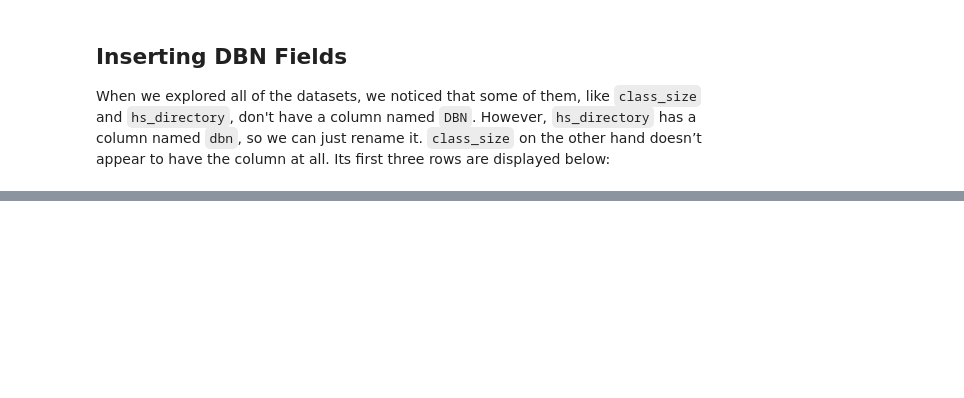
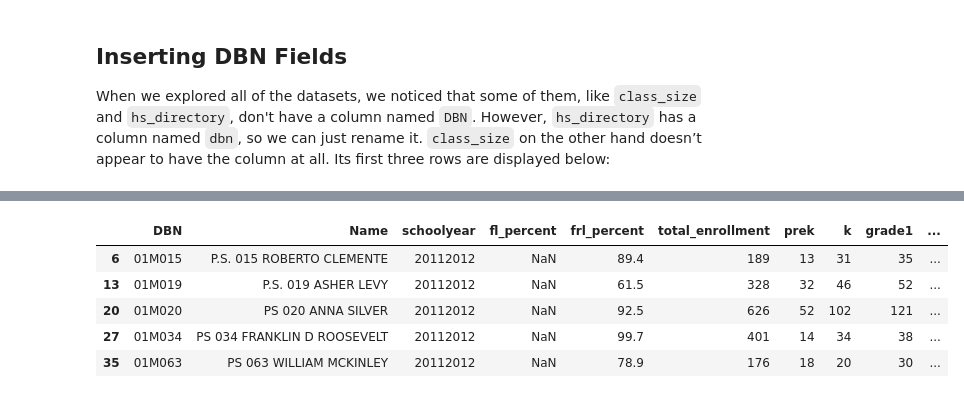
Before and after one commit to Lippins/NYC_high_school_data, a Jupyter notebook: notebook.ipynb, the cells around one changed output, grey strips where cells are left out. Saved outputs shown, nothing was run; the diff lists cells and outputs as text; code cells hidden in the pictures; blank space fills up the shorter version.

```diff
--- a/notebook.ipynb
+++ b/notebook.ipynb
@@ -221,0 +231,11 @@ data['class_size'].head()
+# %%
+# Convert all SAT score columns to numeric type
+sat_score_cols = ['SAT Math Avg. Score', 'SAT Critical Reading Avg. Score','SAT Writing Avg. Score']
+
+for col in sat_score_cols:
+    data['sat_results'][col] = pd.to_numeric(data['sat_results'][col], errors='coerce')
+
+# Compute the total SAT score by adding the relevant columns
+data['sat_results']['sat_score'] = data['sat_results'][sat_score_cols].sum(axis=1)
+
+data['sat_results'].head(3)
@@ -221,0 +252,17 @@ data['class_size'].head()
+# %%
+# A regex to extract latitude and longitude values
+pattern = r"(?<=\()(.+)(?=\))"
+
+def select_data(item, loc):
+    '''Extracts coordinates from item into a string and returns latitude or longitude
+       based on index passed for loc'''
+    result = item.str.extract(pattern, expand=False)
+    answer = result.str.replace(' ', '').str.split(',').str[loc]
+    return answer
+
+# Extract latitude and longitude from Location 1
+data['hs_directory']['lat'] = select_data(data['hs_directory']['Location 1'], 0)
+data['hs_directory']['lon'] = select_data(data['hs_directory']['Location 1'], 1)
+
+# Preview results
+data['hs_directory'][['Location 1', 'lat', 'lon']].head()
@@ -221,0 +284,5 @@ data['class_size'].head()
+# %%
+class_size = data['class_size']
+class_size = class_size[class_size["GRADE "]=='09-12']
+class_size = class_size[class_size["PROGRAM TYPE"]=='GEN ED']
+class_size.head()
@@ -221,0 +308,6 @@ data['class_size'].head()
+# %%
+# Compute the average class_sizes for each unique DBN
+class_size = class_size.groupby('DBN').agg(np.mean).reset_index()
+data['class_size'] = class_size
+
+data['class_size'].head()
@@ -221,0 +324,11 @@ data['class_size'].head()
+# %%
+# Select only records with schoolyear = 20212022
+data['demographics'] = data['demographics'].query('schoolyear ==20112012')
+data['demographics'].head()
+# %% [output]
+|  | DBN | Name | schoolyear | fl_percent | frl_percent | total_enrollment | prek | k | grade1 | ... |
+| 6 | 01M015 | P.S. 015 ROBERTO CLEMENTE | 20112012 | NaN | 89.4 | 189 | 13 | 31 | 35 | ... |
+| 13 | 01M019 | P.S. 019 ASHER LEVY | 20112012 | NaN | 61.5 | 328 | 32 | 46 | 52 | ... |
+| 20 | 01M020 | PS 020 ANNA SILVER | 20112012 | NaN | 92.5 | 626 | 52 | 102 | 121 | ... |
+| 27 | 01M034 | PS 034 FRANKLIN D ROOSEVELT | 20112012 | NaN | 99.7 | 401 | 14 | 34 | 38 | ... |
+| 35 | 01M063 | PS 063 WILLIAM MCKINLEY | 20112012 | NaN | 78.9 | 176 | 18 | 20 | 30 | ... |
```
Also changed, not shown: parts of 22 cells of this notebook.
